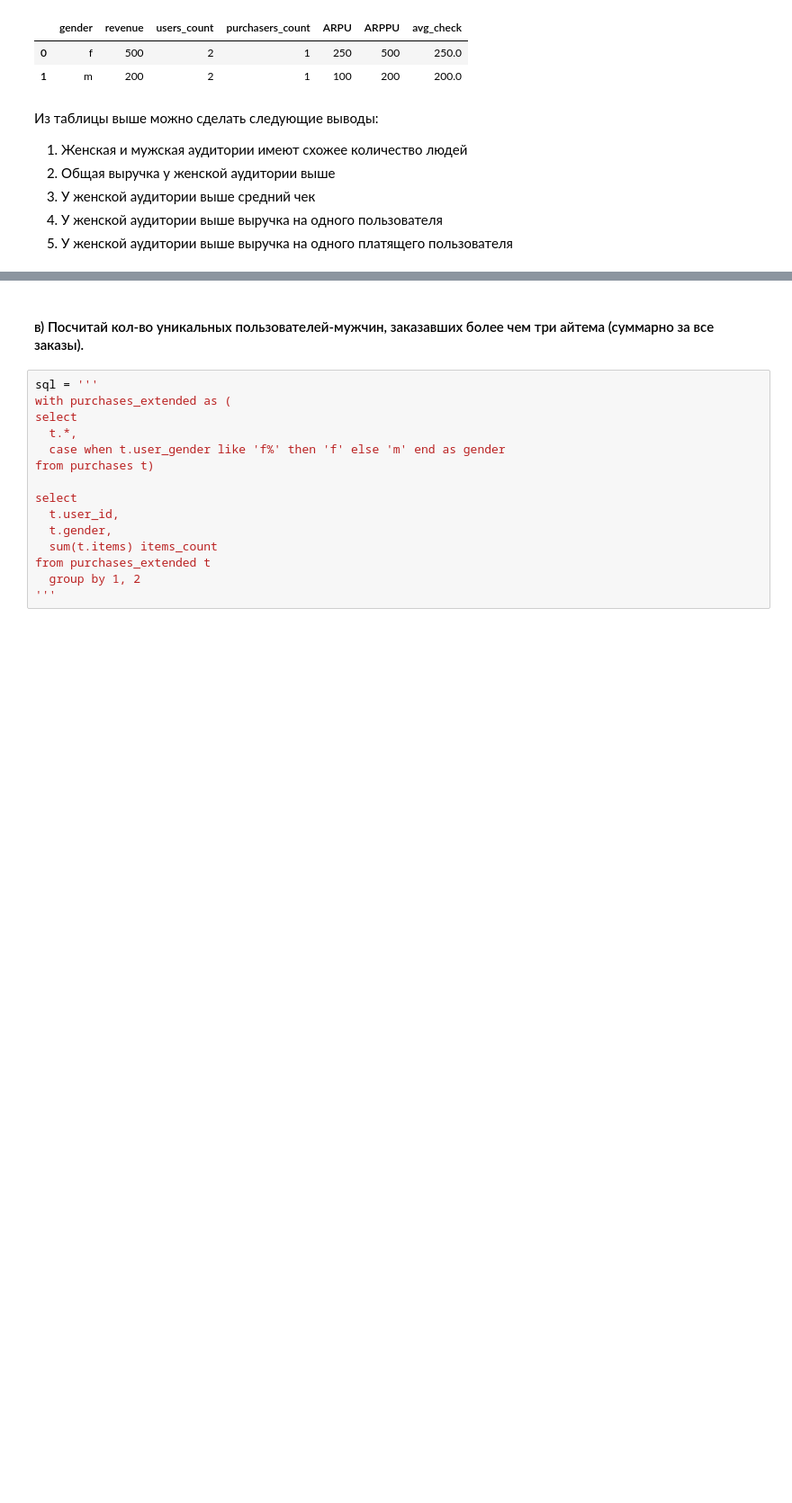
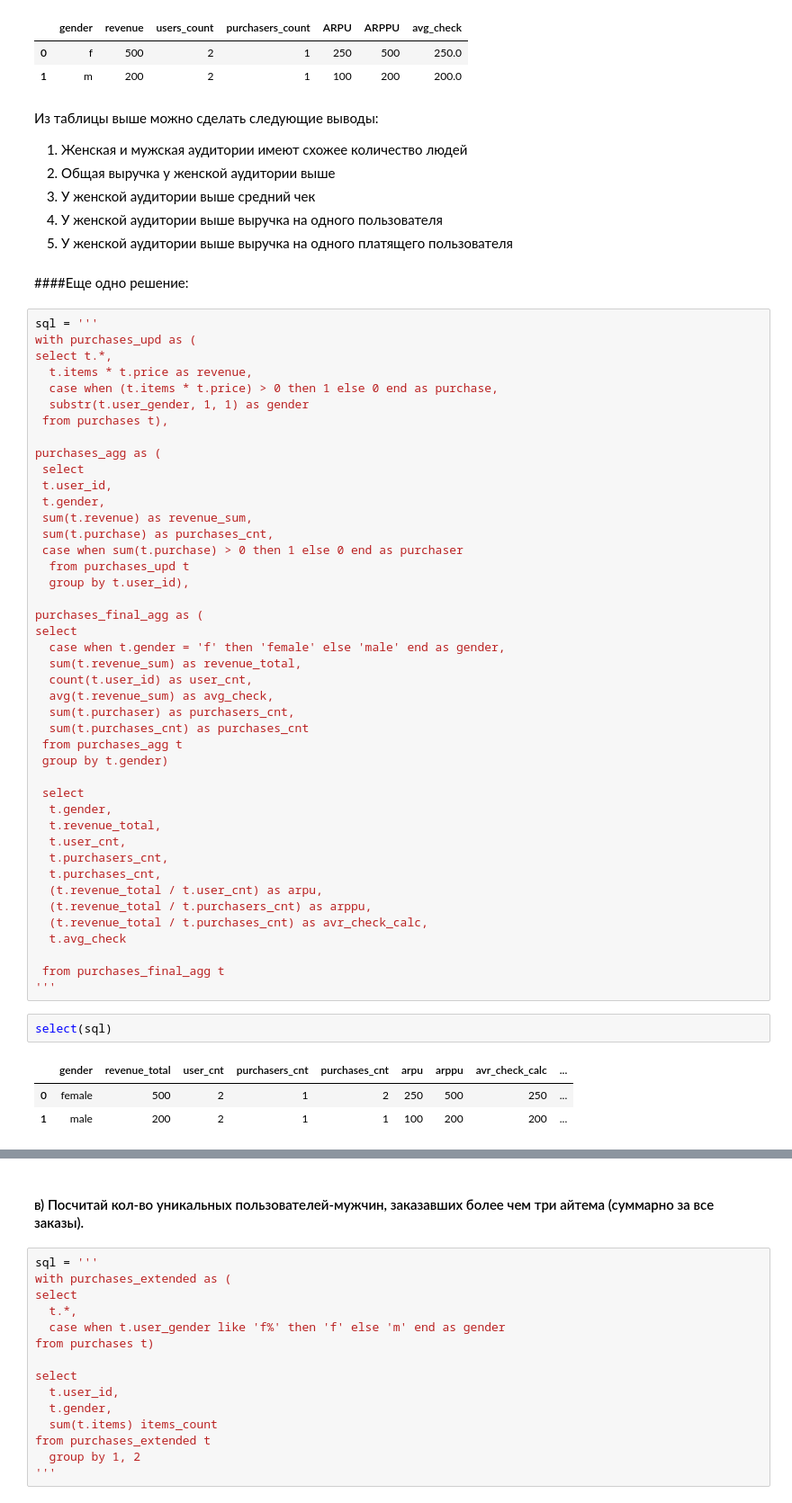
Before and after one commit to Griznt/colab_test_tasks, a Jupyter notebook: odkl_test_task_akramovmv.ipynb, the cells around one changed output, grey strips where cells are left out. Shown at 90% size. Cells and saved outputs as stored; diff of their text form; blank space fills up the shorter version.

```diff
--- a/odkl_test_task_akramovmv.ipynb
+++ b/odkl_test_task_akramovmv.ipynb
@@ -674,3 +728,54 @@ select(sql)
 3. У женской аудитории выше средний чек
 4. У женской аудитории выше выручка на одного пользователя
 5. У женской аудитории выше выручка на одного платящего пользователя
+# %% [markdown]
+####Еще одно решение:
+# %%
+sql = '''
+with purchases_upd as (
+select t.*,
+  t.items * t.price as revenue,
+  case when (t.items * t.price) > 0 then 1 else 0 end as purchase,
+  substr(t.user_gender, 1, 1) as gender
+ from purchases t),
+
+purchases_agg as (
+ select
+ t.user_id,
+ t.gender,
+ sum(t.revenue) as revenue_sum,
+ sum(t.purchase) as purchases_cnt,
+ case when sum(t.purchase) > 0 then 1 else 0 end as purchaser
+  from purchases_upd t
+  group by t.user_id),
+
+purchases_final_agg as (
+select
+  case when t.gender = 'f' then 'female' else 'male' end as gender,
+  sum(t.revenue_sum) as revenue_total,
+  count(t.user_id) as user_cnt,
+  avg(t.revenue_sum) as avg_check,
+  sum(t.purchaser) as purchasers_cnt,
+  sum(t.purchases_cnt) as purchases_cnt
+ from purchases_agg t
+ group by t.gender)
+
+ select
+  t.gender,
+  t.revenue_total,
+  t.user_cnt,
+  t.purchasers_cnt,
+  t.purchases_cnt,
+  (t.revenue_total / t.user_cnt) as arpu,
+  (t.revenue_total / t.purchasers_cnt) as arppu,
+  (t.revenue_total / t.purchases_cnt) as avr_check_calc,
+  t.avg_check
+
+ from purchases_final_agg t
+'''
+# %%
+select(sql)
+# %% [output]
+|  | gender | revenue_total | user_cnt | purchasers_cnt | purchases_cnt | arpu | arppu | avr_check_calc | ... |
+| 0 | female | 500 | 2 | 1 | 2 | 250 | 500 | 250 | ... |
+| 1 | male | 200 | 2 | 1 | 1 | 100 | 200 | 200 | ... |
```
Also changed, not shown: parts of 20 cells of this notebook.
